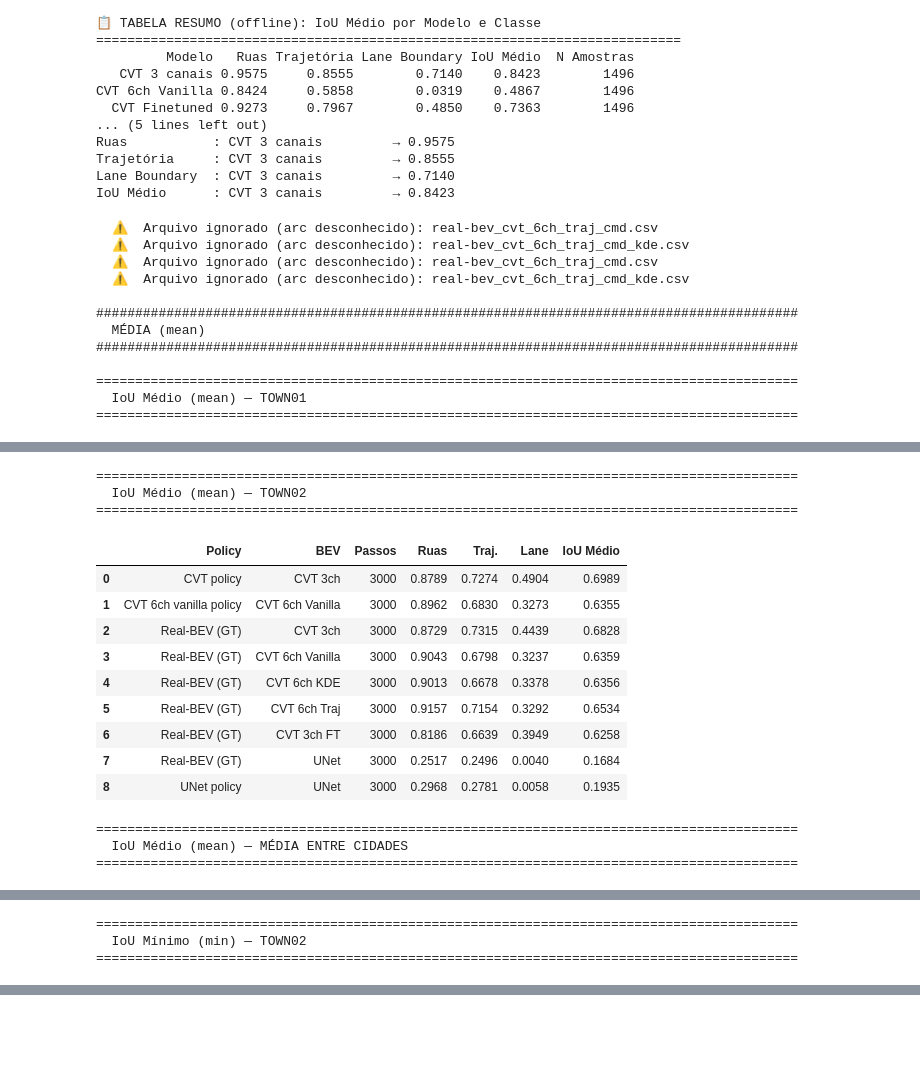
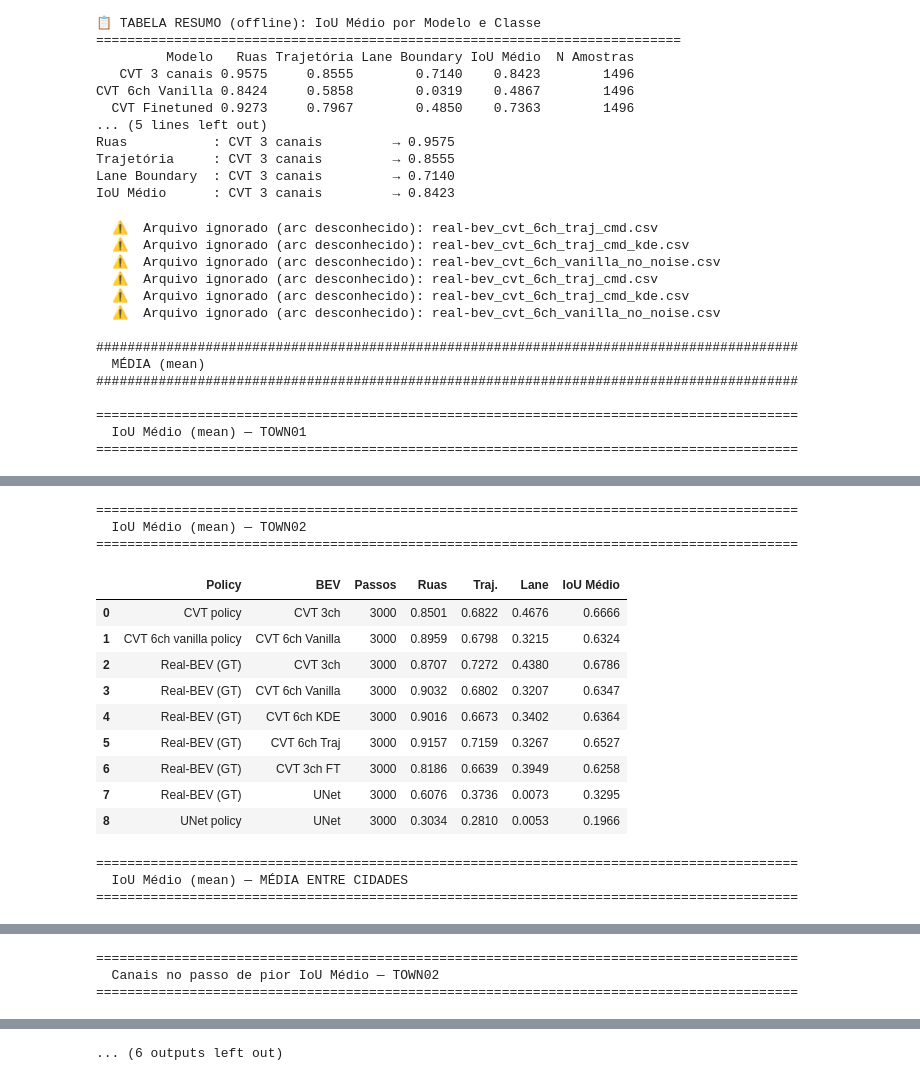
Before and after one commit to Felipe-carlos/carla-bc-bev, a Jupyter notebook: eval.ipynb, the cells around one changed output, grey strips where cells are left out. Saved outputs shown, nothing was run; the diff lists cells and outputs as text; code cells hidden in the pictures; blank space fills up the shorter version.

```diff
--- a/eval.ipynb
+++ b/eval.ipynb
@@ -589,11 +589,12 @@ POLICY_LABELS = {
     'cvt_3ch_L1':      'CVT policy',
     'cvt_6ch_vanilla': 'CVT 6ch vanilla policy',
 }
+COL_RENAME = {'iou_ch0': 'Ruas', 'iou_ch1': 'Traj.', 'iou_ch2': 'Lane', 'mean_iou': 'IoU Médio'}
 
 # ── Carrega dados ─────────────────────────────────────────────────────────────
-mean_records   = []
-min_records    = []
-
+mean_records     = []  # média de cada coluna ao longo de todos os passos
+min_mean_records = []  # passo com menor IoU Médio → valores individuais de cada canal
+min_ch0_records  = []  # passo com menor iou_ch0 (Ruas) → valores individuais de cada canal
 
 for town in TOWNS:
     for csv_path in sorted((EVAL_BASE / town).glob('*.csv')):
@@ -608,24 +609,38 @@ for town in TOWNS:
             print(f"  ⚠️  Arquivo ignorado (arc desconhecido): {csv_path.name}")
             continue
 
-        df  = pd.read_csv(csv_path)
-        row = {
+        df = pd.read_csv(csv_path)
+        base_row = {
             'Town':   town.capitalize(),
             'Policy': POLICY_LABELS.get(eval_name, eval_name),
             'BEV':    ARC_LABELS.get(bev_arc, bev_arc),
             'Passos': len(df),
         }
-        for stat_name, func, target in [
-            ('mean',   lambda s: s.mean(),   mean_records),
-            ('min',    lambda s: s.min(),     min_records),
 
-        ]:
-            r = row.copy()
+        # Média coluna-a-coluna
+        r = base_row.copy()
+        for col in CLASS_COLS + [MEAN_COL]:
+            if col in df.columns:
+                r[COL_RENAME[col]] = df[col].mean()
+        mean_records.append(r)
+
+        # Pior passo segundo IoU Médio
+        if MEAN_COL in df.columns:
+            idx = df[MEAN_COL].idxmin()
+            r = base_row.copy()
             for col in CLASS_COLS + [MEAN_COL]:
                 if col in df.columns:
-                    r[{'iou_ch0': 'Ruas', 'iou_ch1': 'Traj.',
-                       'iou_ch2': 'Lane', 'mean_iou': 'IoU Médio'}[col]] = func(df[col])
-            target.append(r)
+                    r[COL_RENAME[col]] = df.loc[idx, col]
+            min_mean_records.append(r)
+
+        # Pior passo segundo Ruas (iou_ch0)
+        if CLASS_COLS[0] in df.columns:
+            idx = df[CLASS_COLS[0]].idxmin()
+            r = base_row.copy()
+            for col in CLASS_COLS + [MEAN_COL]:
+                if col in df.columns:
+                    r[COL_RENAME[col]] = df.loc[idx, col]
+            min_ch0_records.append(r)
 
 NUM_COLS = ['Ruas', 'Traj.', 'Lane', 'IoU Médio']
 HIGHLIGHT_BEST  = 'background-color: #1a7a4a; color: white; font-weight: bold'
@@ -644,17 +659,17 @@ def make_styler(df, highlight='best'):
         if col not in df.columns:
             continue
         if highlight == 'best':
-            val = df[col].max()
+            val   = df[col].max()
             color = HIGHLIGHT_BEST
         else:
-            val = df[col].min()
+            val   = df[col].min()
             color = HIGHLIGHT_WORST
         for idx in df.index:
             if df.loc[idx, col] == val:
                 styles.loc[idx, col] = color
     return styles
 
-def show_stat_tables(records, stat_label, highlight):
+def show_stat_tables(records, stat_label, highlight, cross_city_agg='mean'):
     df_all = pd.DataFrame(records)
     if df_all.empty:
         print(f"⚠️  Sem dados para {stat_label}.")
@@ -673,8 +688,7 @@ def show_stat_tables(records, stat_label, highlight):
             .set_table_styles(TABLE_STYLES)
         )
 
-    agg_fn = 'mean' if highlight == 'best' else 'min'
-    agg = df_all.groupby(['Policy', 'BEV'])[NUM_COLS].agg(agg_fn).reset_index()
+    agg = df_all.groupby(['Policy', 'BEV'])[NUM_COLS].agg(cross_city_agg).reset_index()
     print(f"\n{'='*90}")
     print(f"  {stat_label} — MÉDIA ENTRE CIDADES")
     print(f"{'='*90}")
@@ -693,14 +707,21 @@ print("#"*90)
 show_stat_tables(mean_records, 'IoU Médio (mean)', highlight='best')
 
 print("\n" + "#"*90)
-print("  MÍNIMO (min) — pior desempenho")
+print("  PIOR PASSO — menor IoU Médio (média dos 3 canais)")
 print("#"*90)
-show_stat_tables(min_records, 'IoU Mínimo (min)', highlight='best')
+show_stat_tables(min_mean_records, 'Canais no passo de pior IoU Médio', highlight='best')
+
+print("\n" + "#"*90)
+print("  PIOR PASSO — menor Ruas (ch0) e valores dos outros canais nesse passo")
+print("#"*90)
+show_stat_tables(min_ch0_records, 'Canais no passo de pior Ruas (ch0)', highlight='best')
 # %% [output]
   ⚠️  Arquivo ignorado (arc desconhecido): real-bev_cvt_6ch_traj_cmd.csv
   ⚠️  Arquivo ignorado (arc desconhecido): real-bev_cvt_6ch_traj_cmd_kde.csv
+  ⚠️  Arquivo ignorado (arc desconhecido): real-bev_cvt_6ch_vanilla_no_noise.csv
   ⚠️  Arquivo ignorado (arc desconhecido): real-bev_cvt_6ch_traj_cmd.csv
   ⚠️  Arquivo ignorado (arc desconhecido): real-bev_cvt_6ch_traj_cmd_kde.csv
+  ⚠️  Arquivo ignorado (arc desconhecido): real-bev_cvt_6ch_vanilla_no_noise.csv
 
 ##########################################################################################
   MÉDIA (mean)
@@ -722,16 +743,16 @@ show_stat_tables(min_records, 'IoU Mínimo (min)', highlight='best')
 ==========================================================================================
   IoU Médio (mean) — TOWN02
 ==========================================================================================
 |  | Policy | BEV | Passos | Ruas | Traj. | Lane | IoU Médio |
-| 0 | CVT policy | CVT 3ch | 3000 | 0.8789 | 0.7274 | 0.4904 | 0.6989 |
-| 1 | CVT 6ch vanilla policy | CVT 6ch Vanilla | 3000 | 0.8962 | 0.6830 | 0.3273 | 0.6355 |
-| 2 | Real-BEV (GT) | CVT 3ch | 3000 | 0.8729 | 0.7315 | 0.4439 | 0.6828 |
-| 3 | Real-BEV (GT) | CVT 6ch Vanilla | 3000 | 0.9043 | 0.6798 | 0.3237 | 0.6359 |
-| 4 | Real-BEV (GT) | CVT 6ch KDE | 3000 | 0.9013 | 0.6678 | 0.3378 | 0.6356 |
-| 5 | Real-BEV (GT) | CVT 6ch Traj | 3000 | 0.9157 | 0.7154 | 0.3292 | 0.6534 |
+| 0 | CVT policy | CVT 3ch | 3000 | 0.8501 | 0.6822 | 0.4676 | 0.6666 |
+| 1 | CVT 6ch vanilla policy | CVT 6ch Vanilla | 3000 | 0.8959 | 0.6798 | 0.3215 | 0.6324 |
+| 2 | Real-BEV (GT) | CVT 3ch | 3000 | 0.8707 | 0.7272 | 0.4380 | 0.6786 |
+| 3 | Real-BEV (GT) | CVT 6ch Vanilla | 3000 | 0.9032 | 0.6802 | 0.3207 | 0.6347 |
+| 4 | Real-BEV (GT) | CVT 6ch KDE | 3000 | 0.9016 | 0.6673 | 0.3402 | 0.6364 |
+| 5 | Real-BEV (GT) | CVT 6ch Traj | 3000 | 0.9157 | 0.7159 | 0.3267 | 0.6527 |
 | 6 | Real-BEV (GT) | CVT 3ch FT | 3000 | 0.8186 | 0.6639 | 0.3949 | 0.6258 |
-| 7 | Real-BEV (GT) | UNet | 3000 | 0.2517 | 0.2496 | 0.0040 | 0.1684 |
-| 8 | UNet policy | UNet | 3000 | 0.2968 | 0.2781 | 0.0058 | 0.1935 |
+| 7 | Real-BEV (GT) | UNet | 3000 | 0.6076 | 0.3736 | 0.0073 | 0.3295 |
+| 8 | UNet policy | UNet | 3000 | 0.3034 | 0.2810 | 0.0053 | 0.1966 |
 ==========================================================================================
   IoU Médio (mean) — MÉDIA ENTRE CIDADES
 ==========================================================================================
@@ -765,4 +786,4 @@ show_stat_tables(min_records, 'IoU Mínimo (min)', highlight='best')
 ==========================================================================================
-  IoU Mínimo (min) — TOWN02
+  Canais no passo de pior IoU Médio — TOWN02
 ==========================================================================================
 |  | Policy | BEV | Passos | Ruas | Traj. | Lane | IoU Médio |
@@ -791,3 +812,4 @@ show_stat_tables(min_records, 'IoU Mínimo (min)', highlight='best')
+... (6 outputs left out)
 # %%
 import pandas as pd
 import matplotlib.pyplot as plt
```
Also changed, not shown: parts of 6 cells of this notebook, 17 other files.
